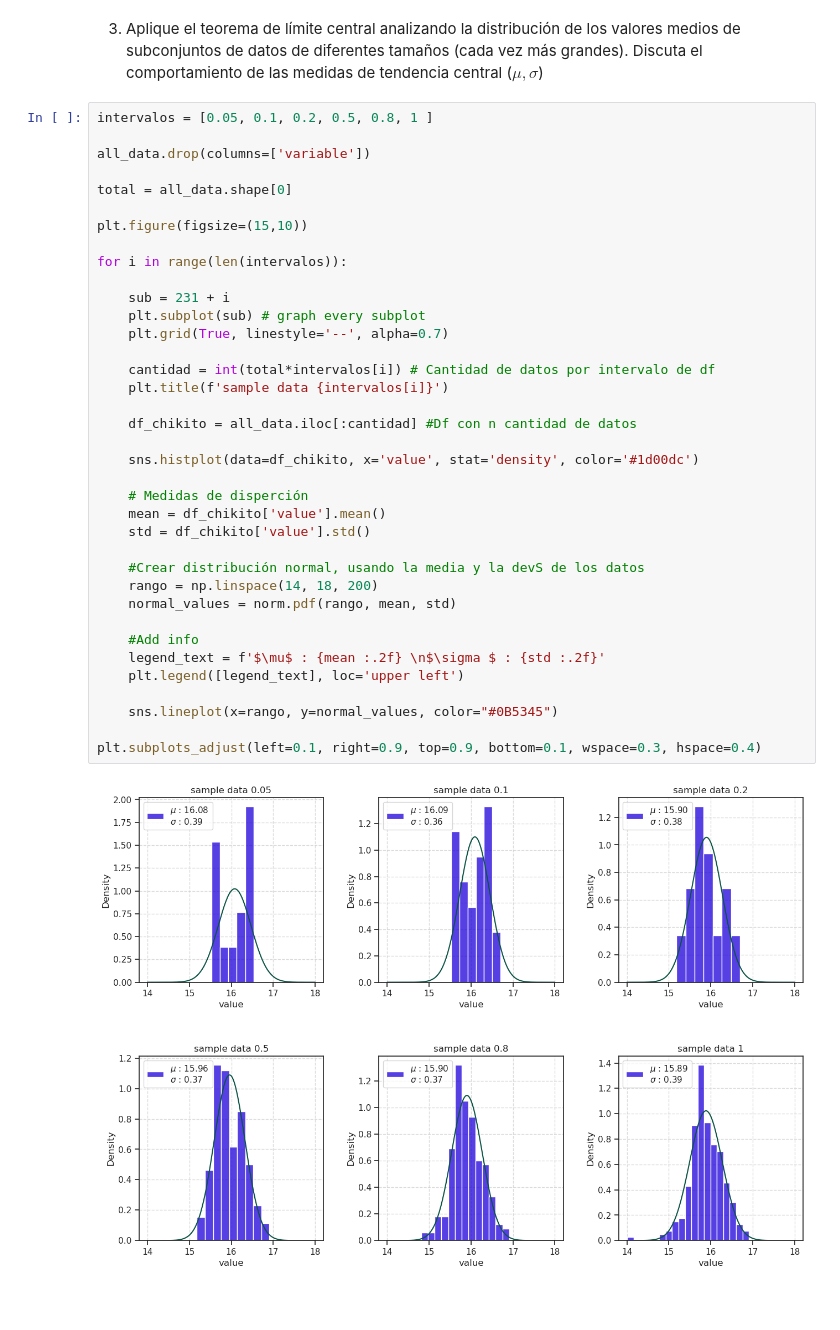
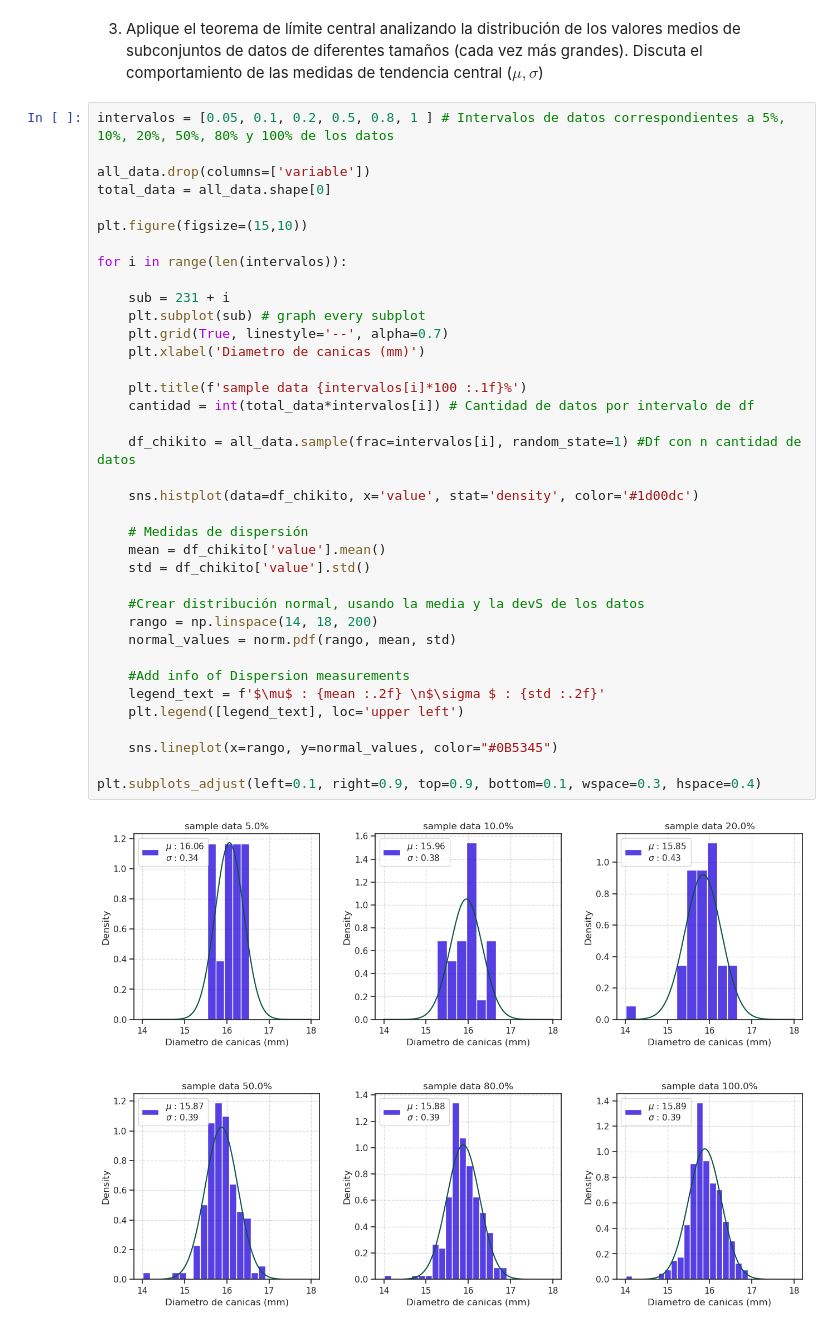
Before and after one commit to JD314/fisica_experimental, a Jupyter notebook: notebooks/0.1-Distribuciones.ipynb, the cells around one changed output. Cells and saved outputs as stored; diff of their text form; blank space fills up the shorter version.

```diff
--- a/notebooks/0.1-Distribuciones.ipynb
+++ b/notebooks/0.1-Distribuciones.ipynb
@@ -99,41 +142,41 @@ plt.show()
 3. Aplique el teorema de límite central analizando la distribución de los valores medios de subconjuntos de datos de
 diferentes tamaños (cada vez más grandes). Discuta el comportamiento de las medidas de tendencia central ($\mu, \sigma$)
 # %%
-intervalos = [0.05, 0.1, 0.2, 0.5, 0.8, 1 ]
+intervalos = [0.05, 0.1, 0.2, 0.5, 0.8, 1 ] # Intervalos de datos correspondientes a 5%, 10%, 20%, 50%, 80% y 100% de los datos
 
 all_data.drop(columns=['variable'])
-
-total = all_data.shape[0]
+total_data = all_data.shape[0]
 
 plt.figure(figsize=(15,10))
 
 for i in range(len(intervalos)):
 
     sub = 231 + i
     plt.subplot(sub) # graph every subplot
     plt.grid(True, linestyle='--', alpha=0.7)
+    plt.xlabel('Diametro de canicas (mm)')
 
-    cantidad = int(total*intervalos[i]) # Cantidad de datos por intervalo de df
-    plt.title(f'sample data {intervalos[i]}')
+    plt.title(f'sample data {intervalos[i]*100 :.1f}%')
+    cantidad = int(total_data*intervalos[i]) # Cantidad de datos por intervalo de df
 
-    df_chikito = all_data.iloc[:cantidad] #Df con n cantidad de datos
+    df_chikito = all_data.sample(frac=intervalos[i], random_state=1) #Df con n cantidad de datos
 
     sns.histplot(data=df_chikito, x='value', stat='density', color='#1d00dc')
 
-    # Medidas de disperción
+    # Medidas de dispersión
     mean = df_chikito['value'].mean()
     std = df_chikito['value'].std()
 
     #Crear distribución normal, usando la media y la devS de los datos
     rango = np.linspace(14, 18, 200)
     normal_values = norm.pdf(rango, mean, std)
 
-    #Add info
+    #Add info of Dispersion measurements
     legend_text = f'$\mu$ : {mean :.2f} \n$\sigma $ : {std :.2f}'
     plt.legend([legend_text], loc='upper left')
 
     sns.lineplot(x=rango, y=normal_values, color="#0B5345")
 
 plt.subplots_adjust(left=0.1, right=0.9, top=0.9, bottom=0.1, wspace=0.3, hspace=0.4)
 # %% [output]
-[figure, old version]
+[figure, new version]
```
Also changed, not shown: parts of 38 cells of this notebook.
